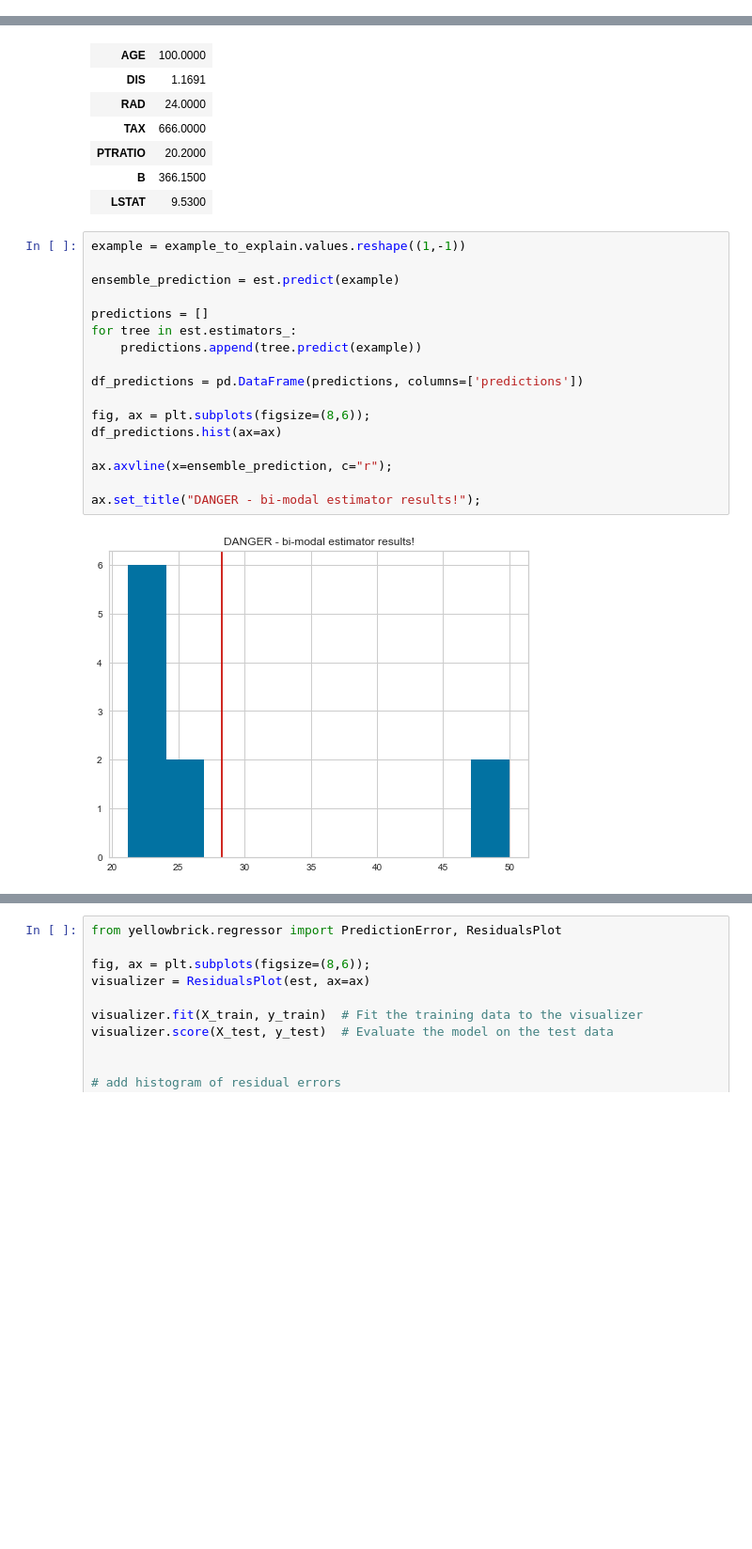
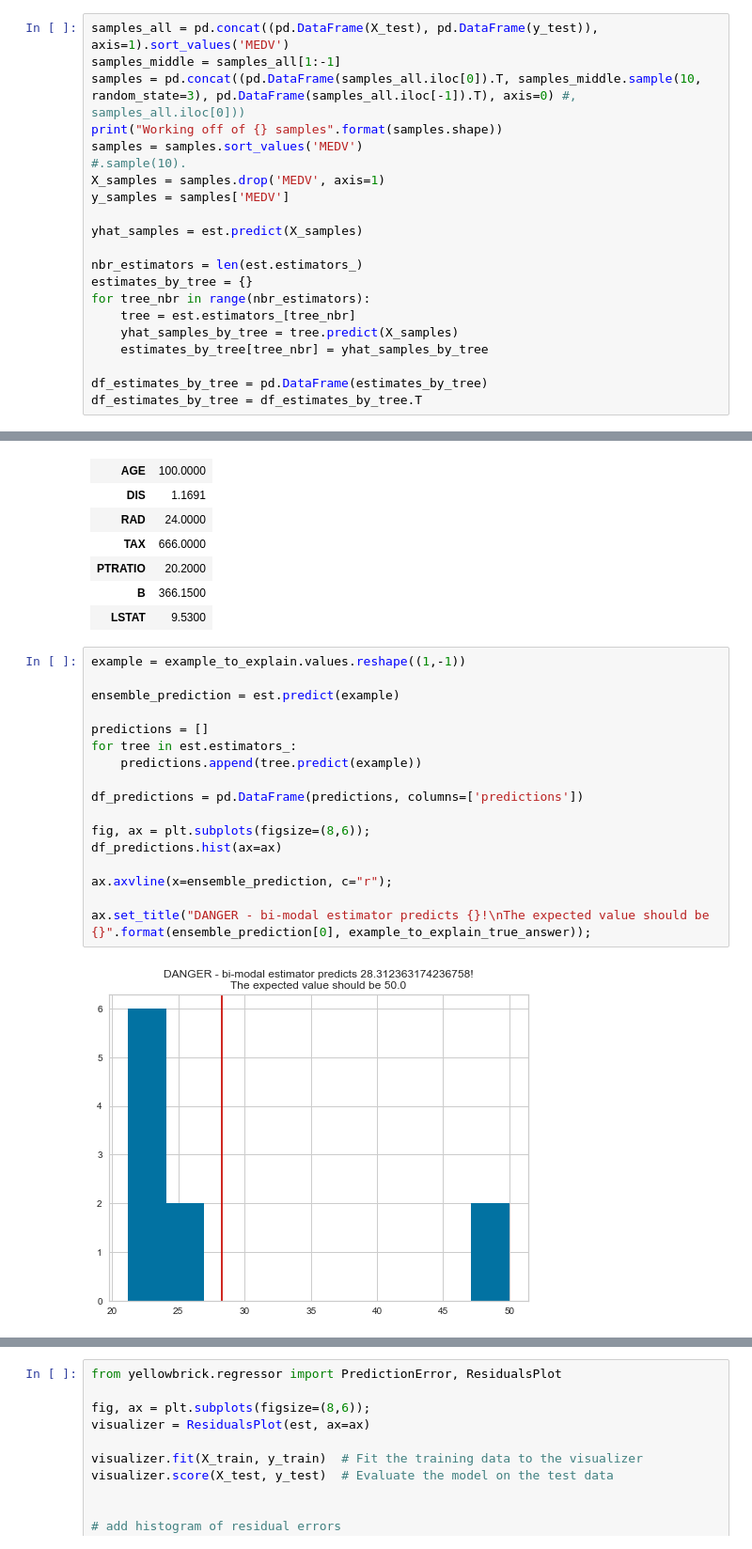
Before and after one commit to ianozsvald/data_science_delivered, a Jupyter notebook: ml_explain_regression_prediction.ipynb, the cells around one changed output, grey strips where cells are left out. Shown at 94% size. Cells and saved outputs as stored; diff of their text form; blank space fills up the shorter version.

```diff
--- a/ml_explain_regression_prediction.ipynb
+++ b/ml_explain_regression_prediction.ipynb
@@ -191,0 +212,21 @@ Failed to import duecredit due to No module named 'duecredit'
+# %%
+samples_all = pd.concat((pd.DataFrame(X_test), pd.DataFrame(y_test)), axis=1).sort_values('MEDV')
+samples_middle = samples_all[1:-1]
+samples = pd.concat((pd.DataFrame(samples_all.iloc[0]).T, samples_middle.sample(10, random_state=3), pd.DataFrame(samples_all.iloc[-1]).T), axis=0) #, samples_all.iloc[0]))
+print("Working off of {} samples".format(samples.shape))
+samples = samples.sort_values('MEDV')
+#.sample(10).
+X_samples = samples.drop('MEDV', axis=1)
+y_samples = samples['MEDV']
+
+yhat_samples = est.predict(X_samples)
+
+nbr_estimators = len(est.estimators_)
+estimates_by_tree = {}
+for tree_nbr in range(nbr_estimators):
+    tree = est.estimators_[tree_nbr]
+    yhat_samples_by_tree = tree.predict(X_samples)
+    estimates_by_tree[tree_nbr] = yhat_samples_by_tree
+
+df_estimates_by_tree = pd.DataFrame(estimates_by_tree)
+df_estimates_by_tree = df_estimates_by_tree.T
@@ -478,19 +576,19 @@ The input data X is:
 # %%
 example = example_to_explain.values.reshape((1,-1))
 
 ensemble_prediction = est.predict(example)
 
 predictions = []
 for tree in est.estimators_:
     predictions.append(tree.predict(example))
 
 df_predictions = pd.DataFrame(predictions, columns=['predictions'])
 
 fig, ax = plt.subplots(figsize=(8,6));
 df_predictions.hist(ax=ax)
 
 ax.axvline(x=ensemble_prediction, c="r");
 
-ax.set_title("DANGER - bi-modal estimator results!");
+ax.set_title("DANGER - bi-modal estimator predicts {}!\nThe expected value should be {}".format(ensemble_prediction[0], example_to_explain_true_answer));
 # %% [output]
-[figure, old version]
+[figure, new version]
```
Also changed, not shown: parts of 28 cells of this notebook.
